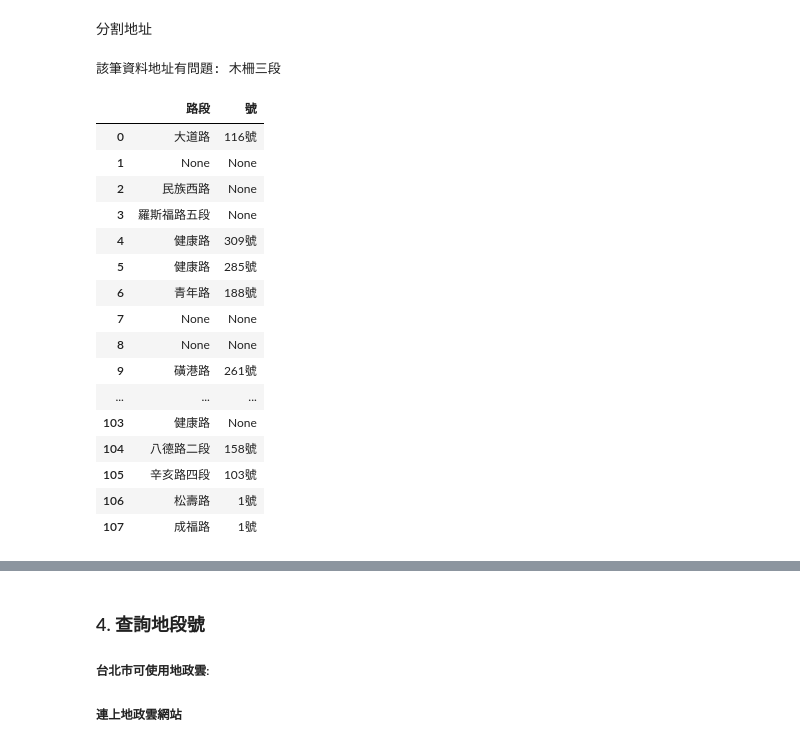
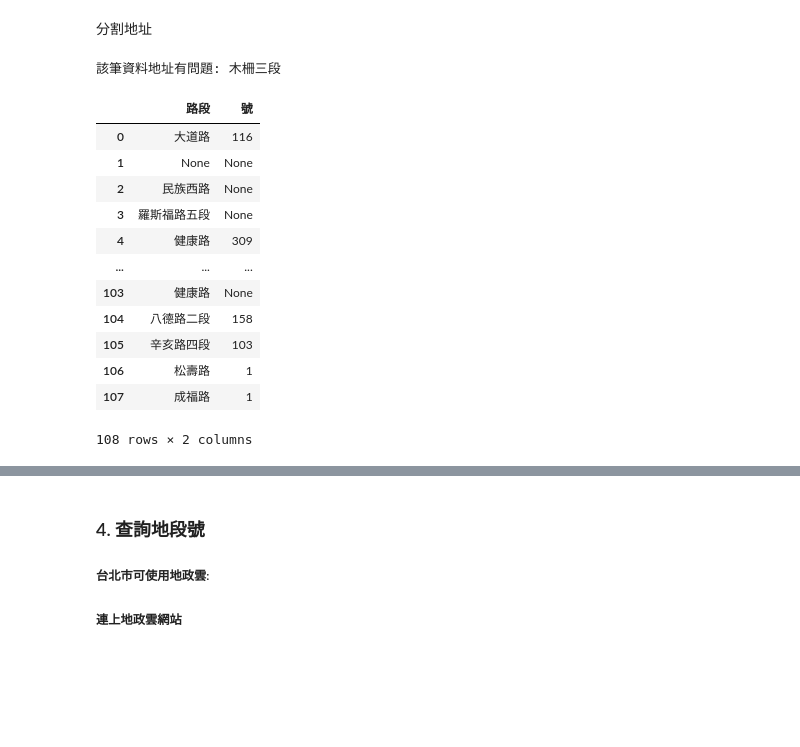
Before and after one commit to yctsaiyc/parkinglot, a Jupyter notebook: parkinglot.ipynb, the cells around one changed output, grey strips where cells are left out. Saved outputs shown, nothing was run; the diff lists cells and outputs as text; code cells hidden in the pictures; blank space fills up the shorter version.

Commit message:
Update addresses in dataframe

```diff
--- a/parkinglot.ipynb
+++ b/parkinglot.ipynb
@@ -148,52 +148,46 @@ roads = []
 for idx, address in enumerate(addresses):
     split = address.split('段')
     if len(split) > 2:
         print(split)
     elif len(split) > 1:
         roads.append(split[0]+'段')
     else:
         roads.append(None)
     addresses[idx] = split[-1]
 
 # 處理路
 for idx, address in enumerate(addresses):
     split = address.split('路')
     if len(split) > 1:
         if roads[idx] is None:
             roads[idx] = split[0]+'路'
         else:
             print('該筆資料地址有問題:', roads[idx])
     addresses[idx] = split[-1]
 
 # 處理號
 for idx, address in enumerate(addresses):
     split = address.split('號')
     try:
-        address = int(split[0])
+        addresses[idx] = str(int(split[0]))
     except:
         addresses[idx] = None
 
-with pd.option_context('display.max_rows', None,
-                       'display.max_columns', None,
-                       'display.precision', 3,
-                       ):
-    display(pd.DataFrame({'路段':roads, '號':addresses}))
+nums = addresses
+
+display(pd.DataFrame({'路段':roads, '號':nums}))
 # %% [output]
 該筆資料地址有問題: 木柵三段
 |  | 路段 | 號 |
-| 0 | 大道路 | 116號 |
+| 0 | 大道路 | 116 |
 | 1 | None | None |
 | 2 | 民族西路 | None |
 | 3 | 羅斯福路五段 | None |
-| 4 | 健康路 | 309號 |
-| 5 | 健康路 | 285號 |
-| 6 | 青年路 | 188號 |
-| 7 | None | None |
-| 8 | None | None |
-| 9 | 磺港路 | 261號 |
+| 4 | 健康路 | 309 |
 | ... | ... | ... |
 | 103 | 健康路 | None |
-| 104 | 八德路二段 | 158號 |
-| 105 | 辛亥路四段 | 103號 |
-| 106 | 松壽路 | 1號 |
-| 107 | 成福路 | 1號 |
+| 104 | 八德路二段 | 158 |
+| 105 | 辛亥路四段 | 103 |
+| 106 | 松壽路 | 1 |
+| 107 | 成福路 | 1 |
+108 rows × 2 columns
```
Also changed, not shown: parts of 2 cells of this notebook.
